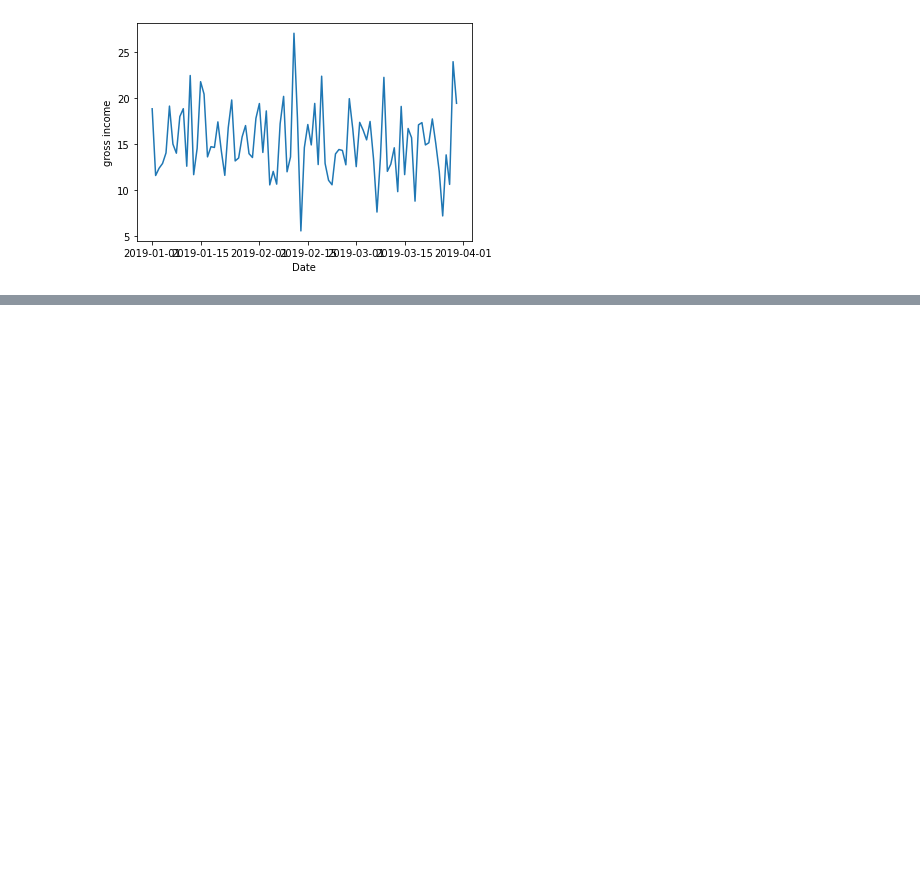
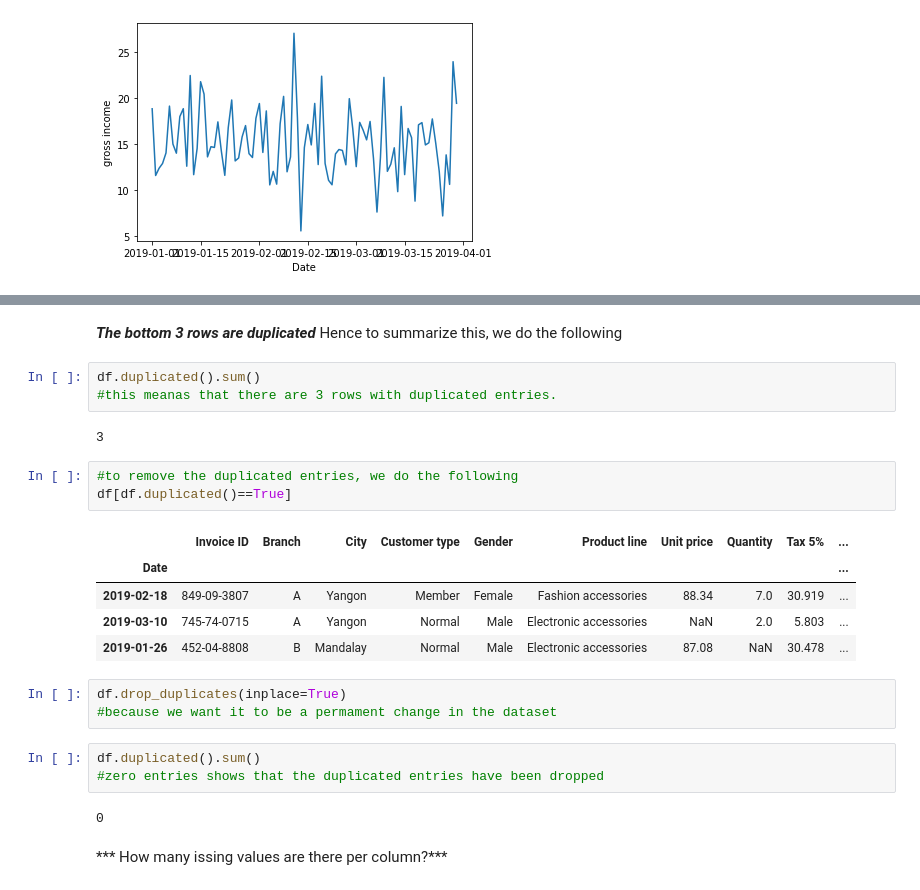
Before and after one commit to abhinavmehra4/EDA-Project-1, a Jupyter notebook: Project.ipynb, the cells around one changed output, grey strips where cells are left out. Drawn from its saved outputs; the diff is of its cells as text; blank space fills up the shorter version.

```diff
--- a/Project.ipynb
+++ b/Project.ipynb
@@ -377,0 +394,27 @@ sns.lineplot(x=abscissa,y=ordinate)
+# %% [markdown]
+***The bottom 3 rows are duplicated***
+Hence to summarize this, we do the following
+# %%
+df.duplicated().sum()
+#this meanas that there are 3 rows with duplicated entries.
+# %% [output]
+3
+# %%
+#to remove the duplicated entries, we do the following
+df[df.duplicated()==True]
+# %% [output]
+|  | Invoice ID | Branch | City | Customer type | Gender | Product line | Unit price | Quantity | Tax 5% | ... |
+| Date |  |  |  |  |  |  |  |  |  | ... |
+| 2019-02-18 | 849-09-3807 | A | Yangon | Member | Female | Fashion accessories | 88.34 | 7.0 | 30.919 | ... |
+| 2019-03-10 | 745-74-0715 | A | Yangon | Normal | Male | Electronic accessories | NaN | 2.0 | 5.803 | ... |
+| 2019-01-26 | 452-04-8808 | B | Mandalay | Normal | Male | Electronic accessories | 87.08 | NaN | 30.478 | ... |
+# %%
+df.drop_duplicates(inplace=True)
+#because we want it to be a permament change in the dataset
+# %%
+df.duplicated().sum()
+#zero entries shows that the duplicated entries have been dropped
+# %% [output]
+0
+# %% [markdown]
+*** How many issing values are there per column?***
```
Also changed, not shown: parts of 9 cells of this notebook.
